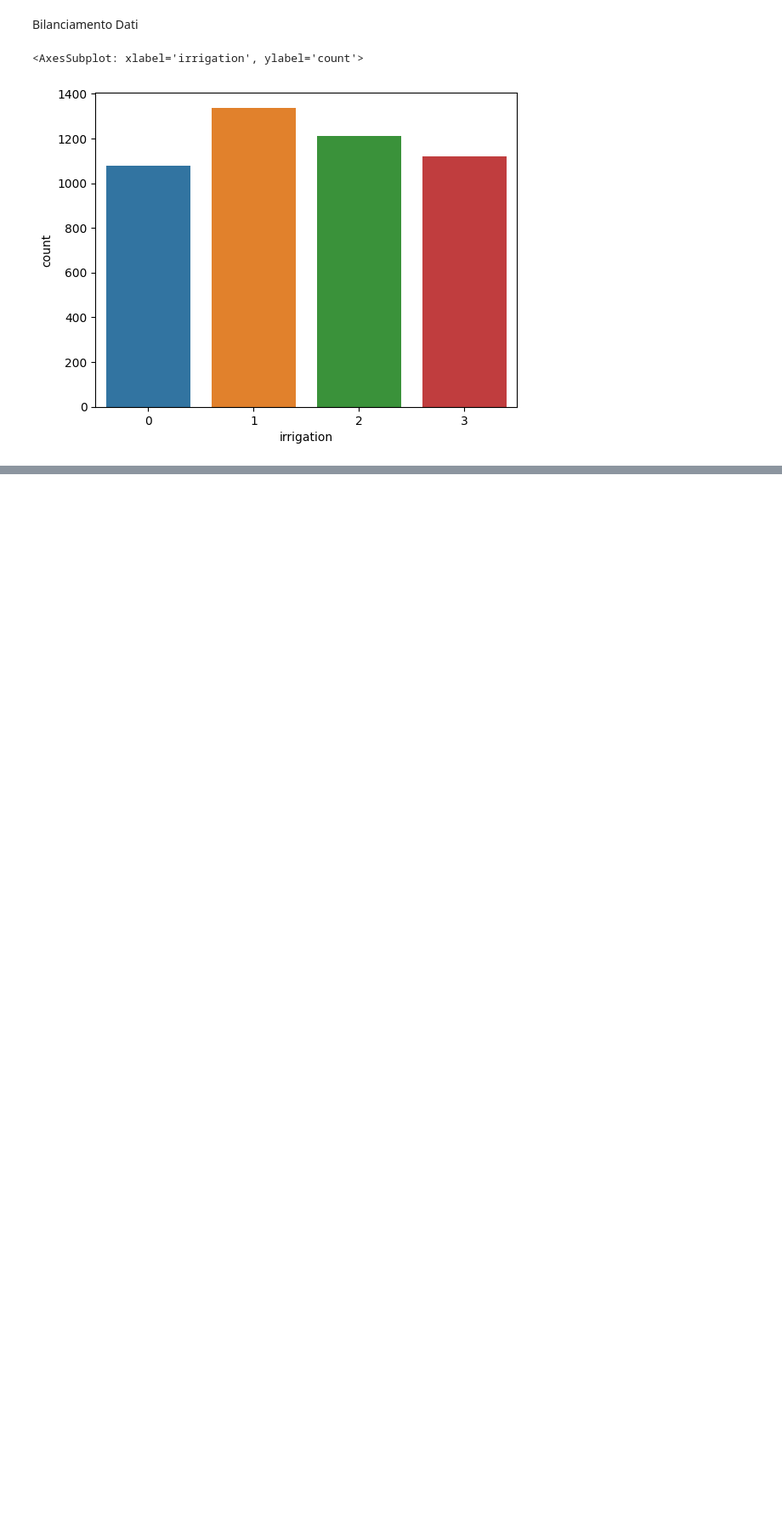
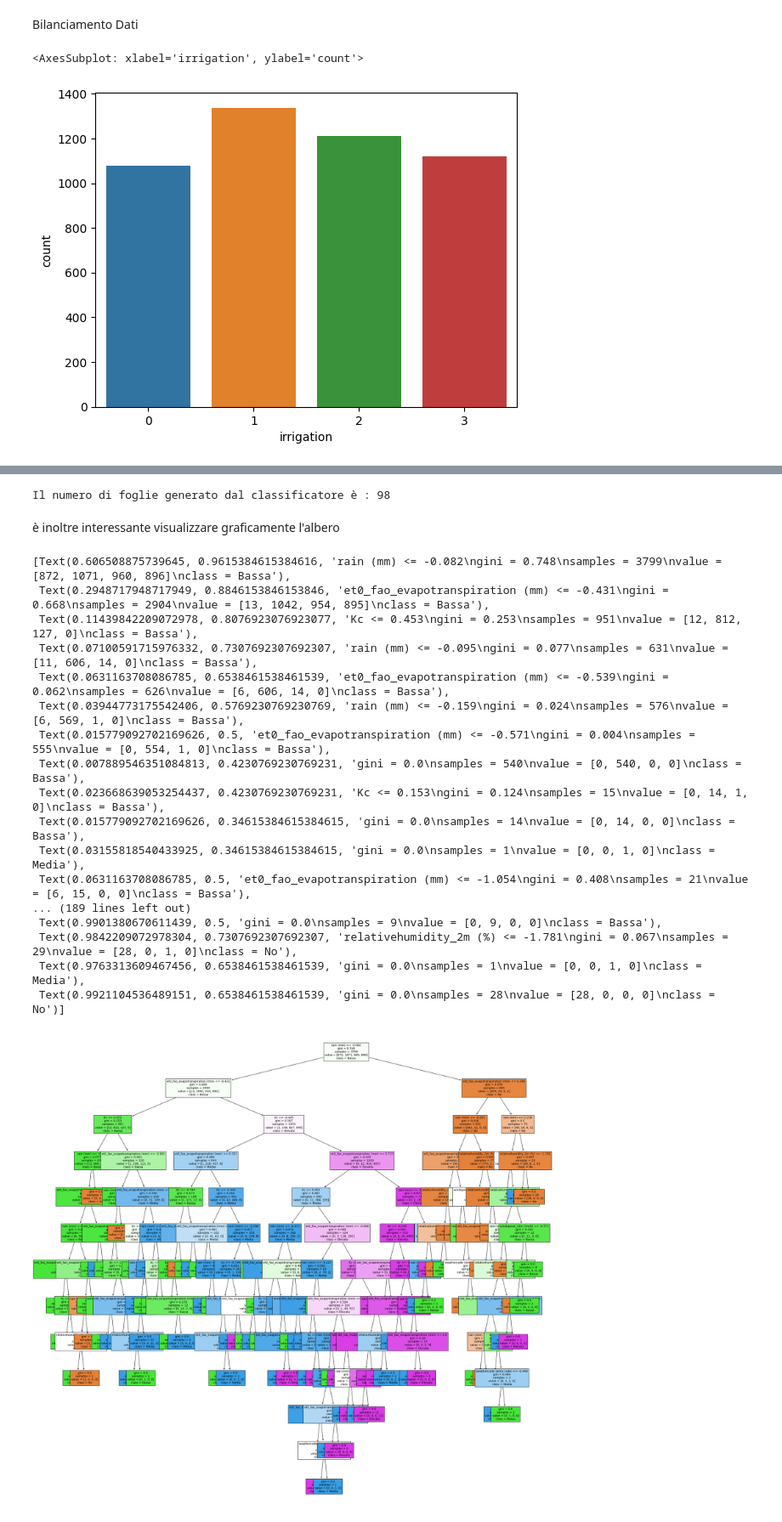
Before and after one commit to benedettoscala/EnIA-FIA, a Jupyter notebook: Pipeline/EnIANotebook.ipynb, the cells around one changed output, grey strips where cells are left out. Shown at 85% size. Saved outputs shown, nothing was run; the diff lists cells and outputs as text; code cells hidden in the pictures; blank space fills up the shorter version.

Commit message:
Training ML models

```diff
--- a/Pipeline/EnIANotebook.ipynb
+++ b/Pipeline/EnIANotebook.ipynb
@@ -187,0 +190,14 @@ Il dataset sembra è bilanciato
+# %%
+irrigazione_X = irrigazione.drop('irrigation', axis=1)
+irrigazione_y = irrigazione['irrigation']
+# %%
+#Applichiamo una normalizzazione ai dati
+normalizer = StandardScaler()
+transformer = normalizer.fit(irrigazione_X)
+irrigazione_X_normalized = transformer.transform(irrigazione_X)
+irr_X_train, irr_X_test, irr_y_train, irr_y_test = train_test_split(irrigazione_X_normalized, irrigazione_y, test_size=0.2)
+# %%
+tree_clf = DecisionTreeClassifier()
+tree_clf.fit(irr_X_train, irr_y_train)
+pred_clf = tree_clf.predict(irr_X_test)
+print(classification_report(irr_y_test, pred_clf))
@@ -187,0 +215,30 @@ Il dataset sembra è bilanciato
+# %%
+#Numero di foglie dell'albero
+print("Il numero di foglie generato dal classificatore è : " + str(tree_clf.get_n_leaves()))
+# %% [output]
+Il numero di foglie generato dal classificatore è : 98
+# %% [markdown]
+è inoltre interessante visualizzare graficamente l'albero
+# %%
+#plotta l'albero di decisione
+plt.figure(figsize=(30,30))
+tree.plot_tree(tree_clf, filled=True, fontsize=10, class_names=["No", "Bassa", "Media", "Elevata"], feature_names=irrigazione_X.columns)
+# %% [output]
+[Text(0.606508875739645, 0.9615384615384616, 'rain (mm) <= -0.082\ngini = 0.748\nsamples = 3799\nvalue = [872, 1071, 960, 896]\nclass = Bassa'),
+ Text(0.2948717948717949, 0.8846153846153846, 'et0_fao_evapotranspiration (mm) <= -0.431\ngini = 0.668\nsamples = 2904\nvalue = [13, 1042, 954, 895]\nclass = Bassa'),
+ Text(0.11439842209072978, 0.8076923076923077, 'Kc <= 0.453\ngini = 0.253\nsamples = 951\nvalue = [12, 812, 127, 0]\nclass = Bassa'),
+ Text(0.07100591715976332, 0.7307692307692307, 'rain (mm) <= -0.095\ngini = 0.077\nsamples = 631\nvalue = [11, 606, 14, 0]\nclass = Bassa'),
+ Text(0.0631163708086785, 0.6538461538461539, 'et0_fao_evapotranspiration (mm) <= -0.539\ngini = 0.062\nsamples = 626\nvalue = [6, 606, 14, 0]\nclass = Bassa'),
+ Text(0.03944773175542406, 0.5769230769230769, 'rain (mm) <= -0.159\ngini = 0.024\nsamples = 576\nvalue = [6, 569, 1, 0]\nclass = Bassa'),
+ Text(0.015779092702169626, 0.5, 'et0_fao_evapotranspiration (mm) <= -0.571\ngini = 0.004\nsamples = 555\nvalue = [0, 554, 1, 0]\nclass = Bassa'),
+ Text(0.007889546351084813, 0.4230769230769231, 'gini = 0.0\nsamples = 540\nvalue = [0, 540, 0, 0]\nclass = Bassa'),
+ Text(0.023668639053254437, 0.4230769230769231, 'Kc <= 0.153\ngini = 0.124\nsamples = 15\nvalue = [0, 14, 1, 0]\nclass = Bassa'),
+ Text(0.015779092702169626, 0.34615384615384615, 'gini = 0.0\nsamples = 14\nvalue = [0, 14, 0, 0]\nclass = Bassa'),
+ Text(0.03155818540433925, 0.34615384615384615, 'gini = 0.0\nsamples = 1\nvalue = [0, 0, 1, 0]\nclass = Media'),
+ Text(0.0631163708086785, 0.5, 'et0_fao_evapotranspiration (mm) <= -1.054\ngini = 0.408\nsamples = 21\nvalue = [6, 15, 0, 0]\nclass = Bassa'),
+... (189 lines left out)
+ Text(0.9901380670611439, 0.5, 'gini = 0.0\nsamples = 9\nvalue = [0, 9, 0, 0]\nclass = Bassa'),
+ Text(0.9842209072978304, 0.7307692307692307, 'relativehumidity_2m (%) <= -1.781\ngini = 0.067\nsamples = 29\nvalue = [28, 0, 1, 0]\nclass = No'),
+ Text(0.9763313609467456, 0.6538461538461539, 'gini = 0.0\nsamples = 1\nvalue = [0, 0, 1, 0]\nclass = Media'),
+ Text(0.9921104536489151, 0.6538461538461539, 'gini = 0.0\nsamples = 28\nvalue = [28, 0, 0, 0]\nclass = No')]
+[figure, added]
```
Also changed, not shown: parts of 5 cells of this notebook.
